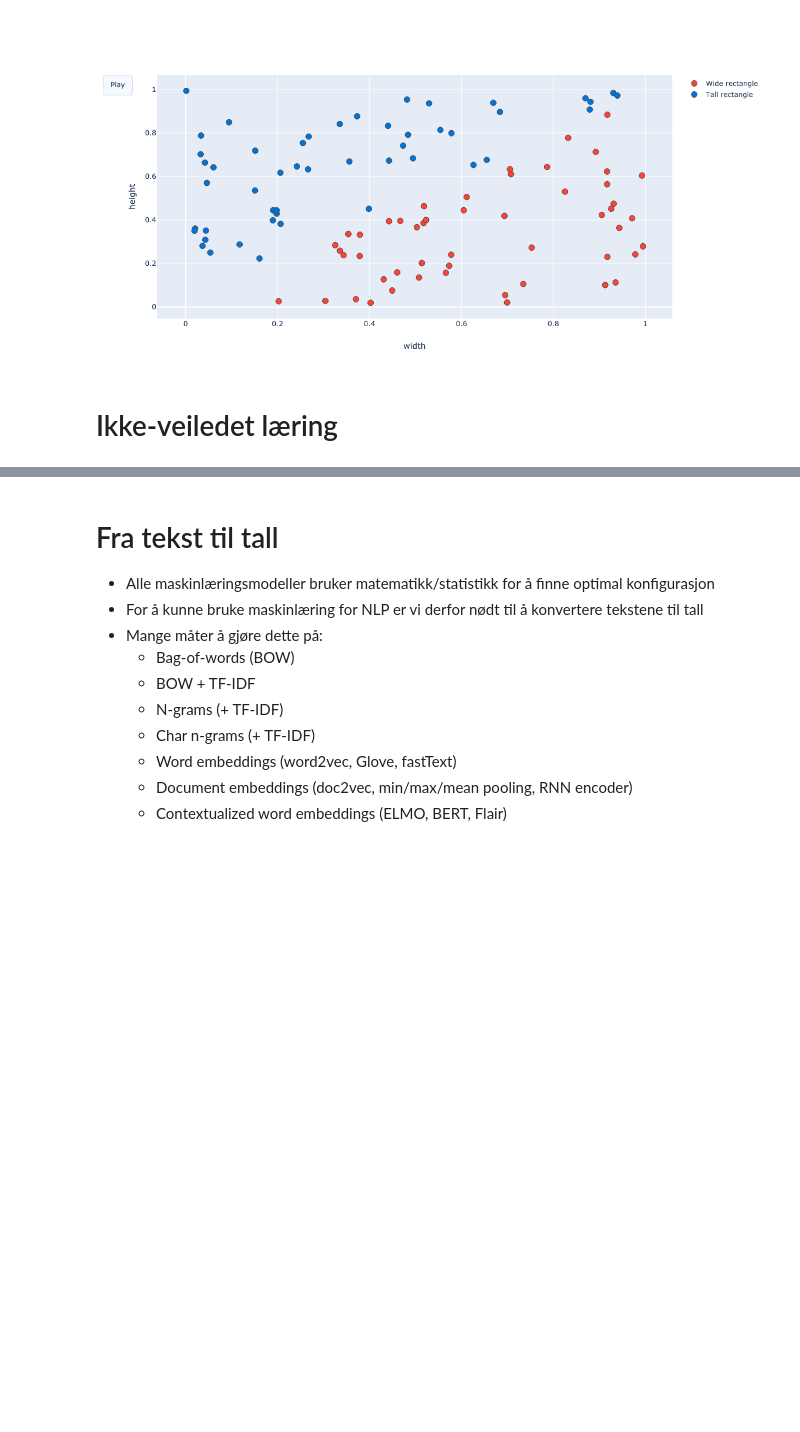
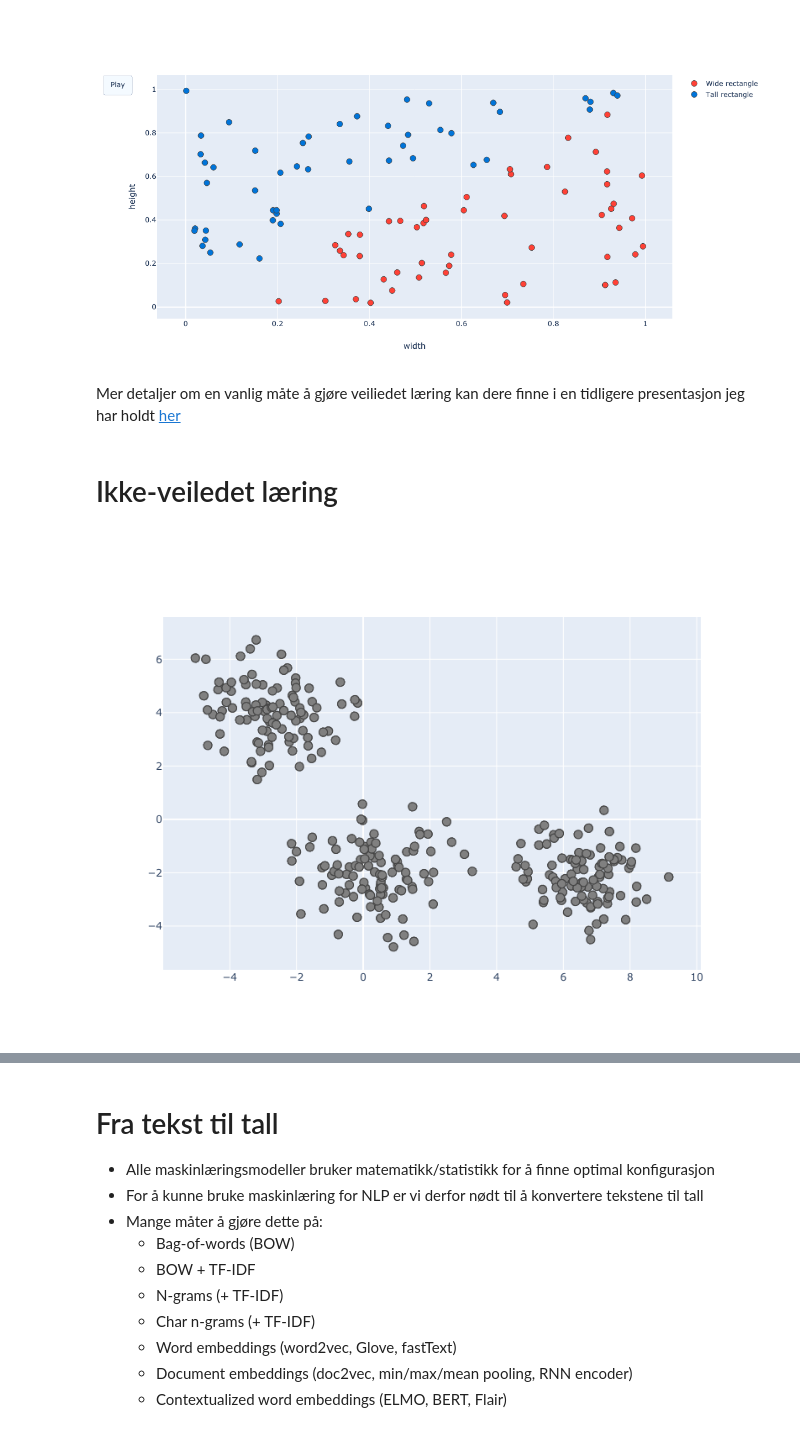
Before and after one commit to peterts/nlp-intro, a Jupyter notebook: notebooks/Presentation.ipynb, the cells around one changed output, grey strips where cells are left out. Cells and saved outputs as stored; diff of their text form; code cells hidden in the pictures; blank space fills up the shorter version.

```diff
--- a/notebooks/Presentation.ipynb
+++ b/notebooks/Presentation.ipynb
@@ -220,5 +265,13 @@ NB: Hvis animasjonen under ikke kommer opp, prøv å gå kjøre "File > Trust No
 gradient_descent_animation((0, 1), (0, 1), w_real=[1, -1, 0], w_initial=[-0.5, -1, 0.8], lr=1, layout=layout, class_names=class_names, inv_class_names_for_plot=True)
 # %% [output]
 [figure]
+# %% [markdown]
+Mer detaljer om en vanlig måte å gjøre veiliedet læring kan dere finne i en tidligere presentasjon jeg har holdt [her](https://docs.google.com/presentation/d/1yEnI_58H1g4kWzAlF6sU6CDgWyDd3oCly8XgjmHDQJE/edit?usp=sharing)
 # %% [markdown]
 # Ikke-veiledet læring
+# %%
+points, labels = sklearn.datasets.make_blobs(centers=3, shuffle=True, n_samples=300)
+# %%
+plot_as_image(create_scatter_plot_fig(points, None, layout=dict(width=800, height=600)))
+# %% [output]
+[figure, added]
```
Also changed, not shown: parts of 95 cells of this notebook, 6 other files.
